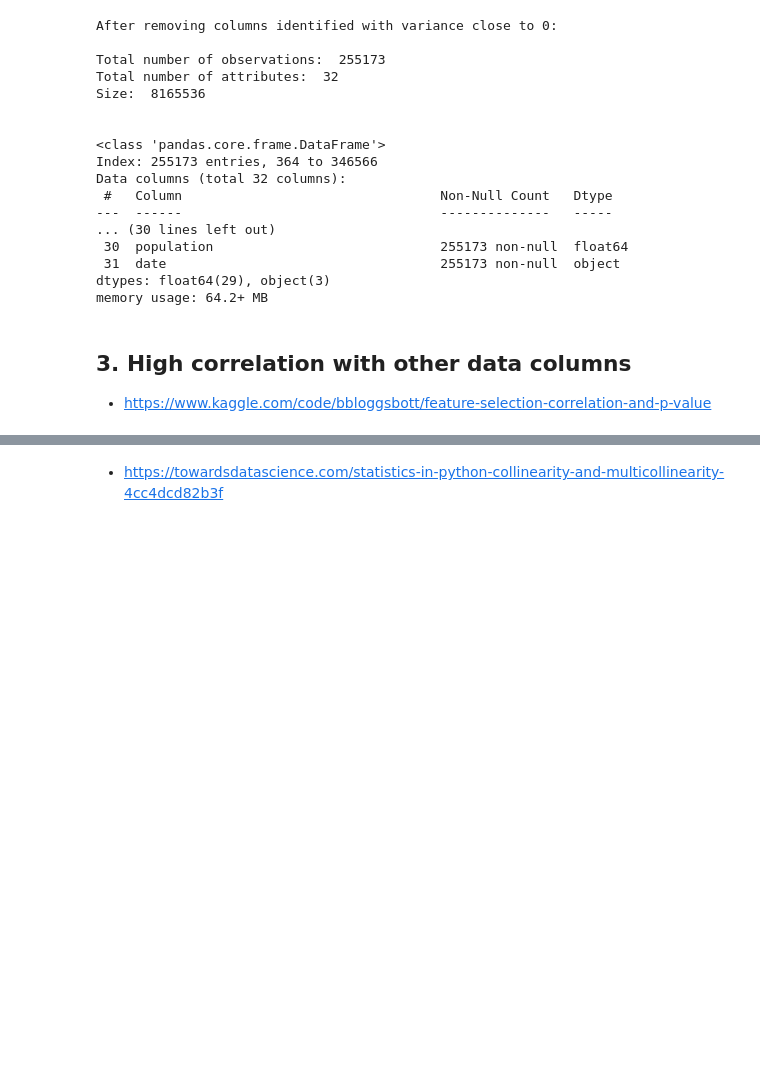
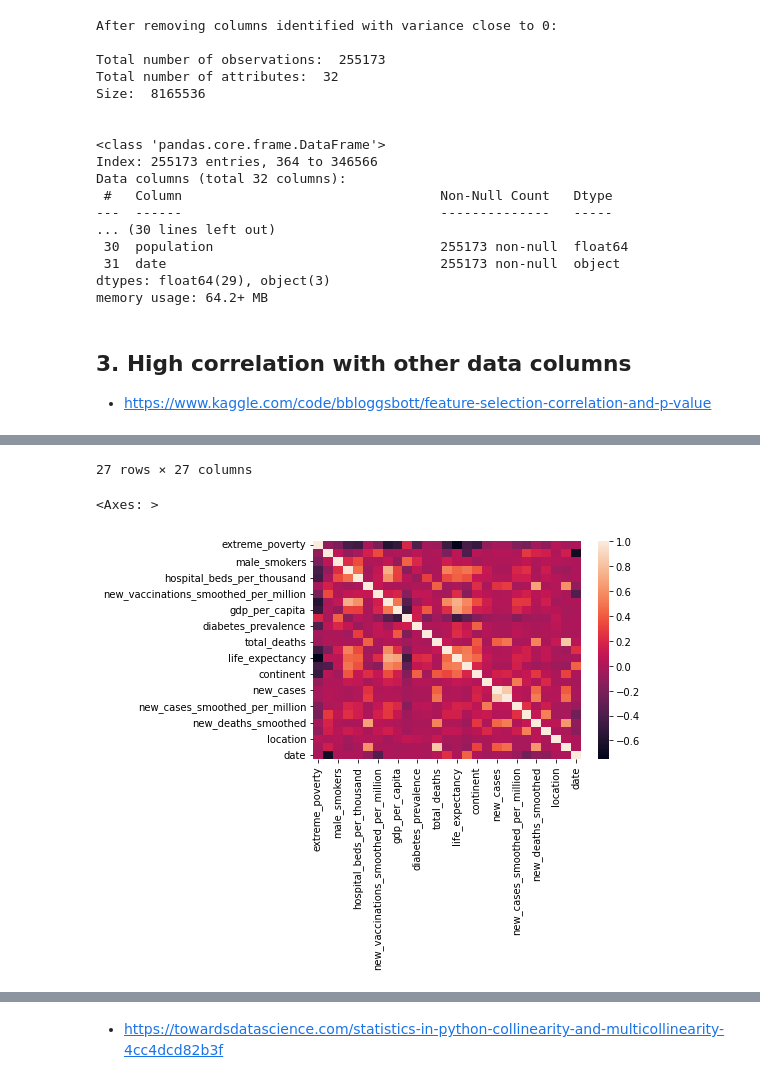
Before and after one commit to aamadorc/CIND820, a Jupyter notebook: CIND820_EDA.ipynb, the cells around one changed output, grey strips where cells are left out. Saved outputs shown, nothing was run; the diff lists cells and outputs as text; code cells hidden in the pictures; blank space fills up the shorter version.

Commit message:
Add dimensional reduction 3.1 correlation

```diff
--- a/CIND820_EDA.ipynb
+++ b/CIND820_EDA.ipynb
@@ -606,0 +604,39 @@ memory usage: 64.2+ MB
+# %%
+import seaborn as sns
+import matplotlib.pyplot as plt
+from sklearn.preprocessing import LabelEncoder, OneHotEncoder
+import warnings
+warnings.filterwarnings("ignore")
+from sklearn.model_selection import train_test_split
+from sklearn.svm import SVC
+from sklearn.metrics import confusion_matrix
+
+# Dataset copy to be use in the correlation
+data = covid_data.copy()
+
+# The numpy.random.seed() makes the random numbers predictable and is used for reproducibility
+np.random.seed(123)
+
+# Find out the index for categorical variables
+continent = data.columns.get_loc('continent')
+location = data.columns.get_loc('location')
+date = data.columns.get_loc('date')
+
+# Encode the Categorical Variable
+# The dataset has 3 categorical attributes: date, continent and location
+# label_encoder = LabelEncoder()
+data.iloc[:,continent] = label_encoder.fit_transform(data.iloc[:,continent]).astype('float64')
+data.iloc[:,location] = label_encoder.fit_transform(data.iloc[:,location]).astype('float64')
+data.iloc[:,date] = label_encoder.fit_transform(data.iloc[:,date]).astype('float64')
+
+# data.head()
+# data.tail()
+
+# covid_data.head()
+# covid_data.tail()
+
+corr = data.corr()
+corr
+
+sns.heatmap(corr)
+# %% [output]
@@ -607 +660,4 @@ memory usage: 64.2+ MB
+27 rows × 27 columns
+<Axes: >
+[figure, added]
 # %%
```
Also changed, not shown: parts of 6 cells of this notebook, 1 other file.
